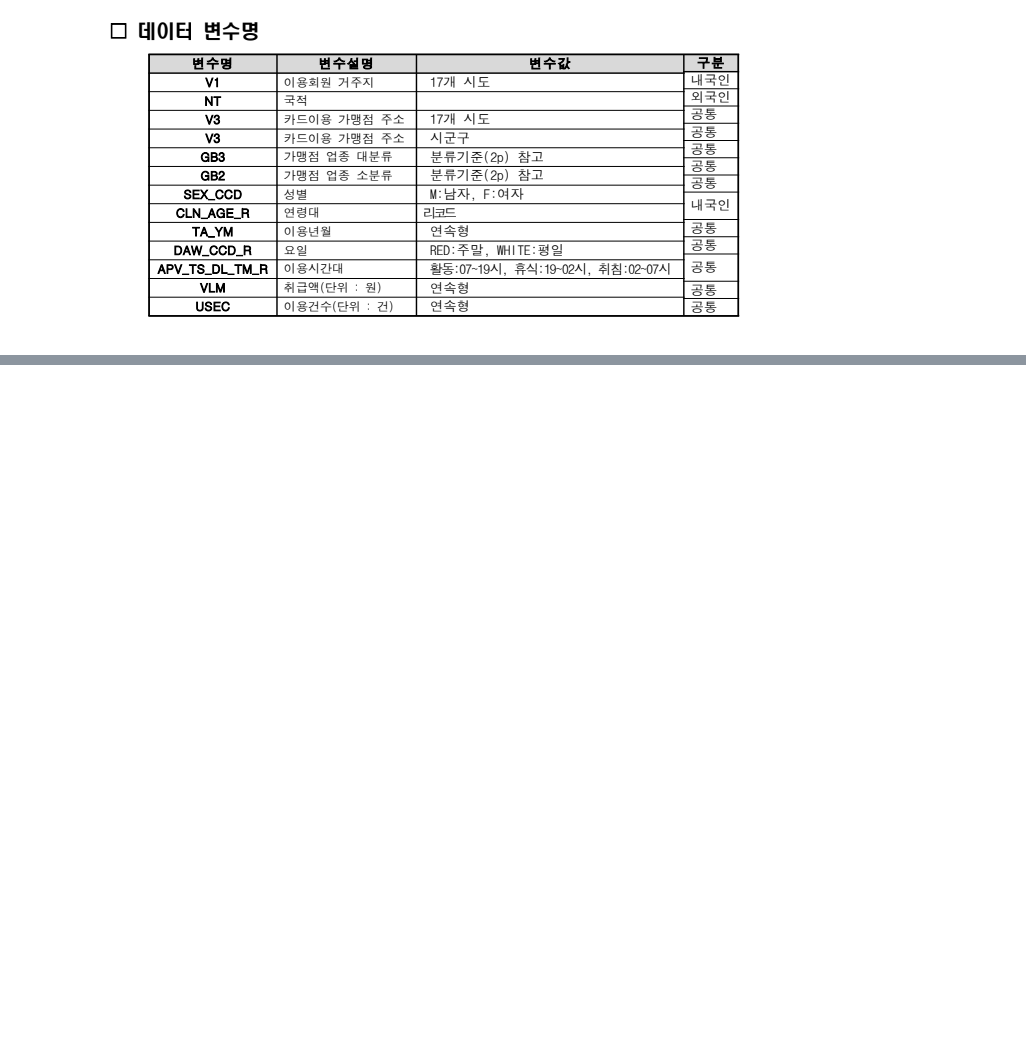
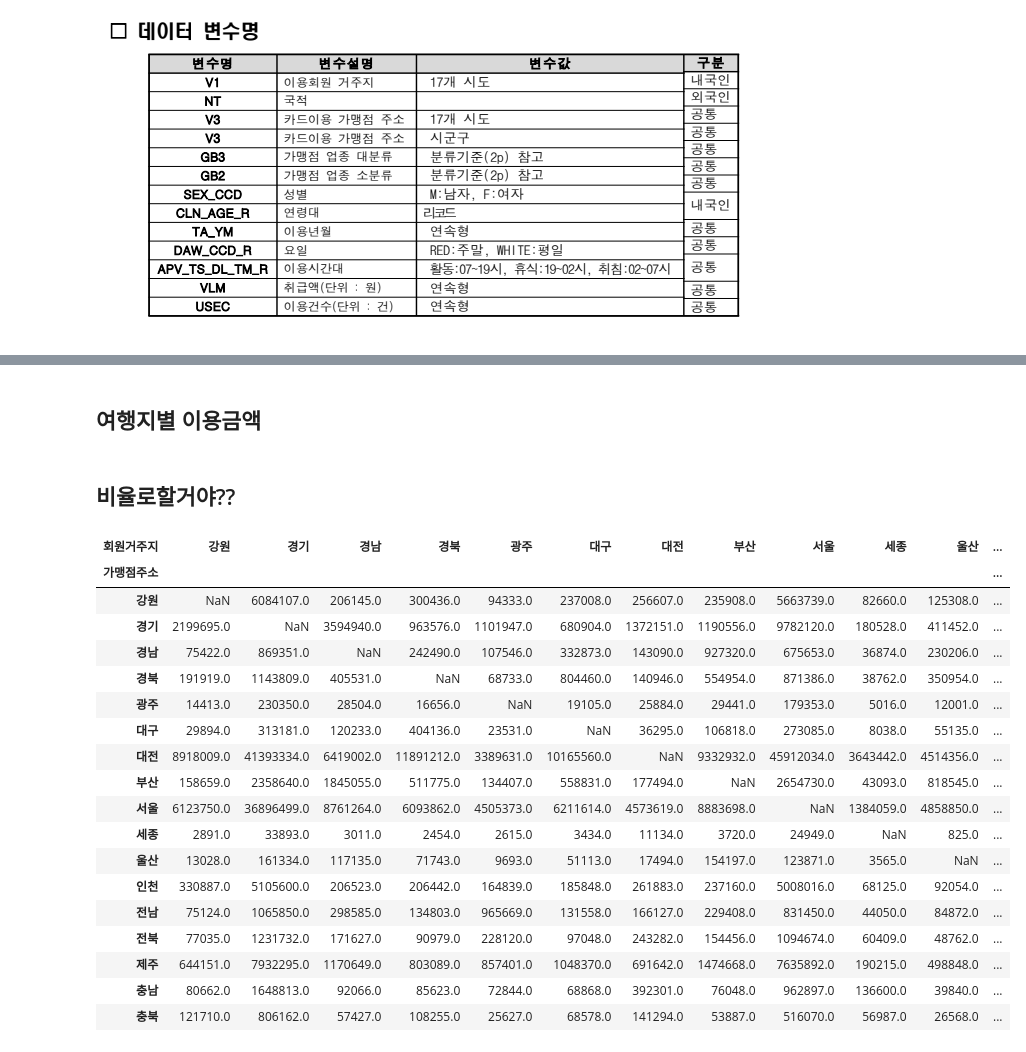
Before and after one commit to seonwoojh/2021_TOUR_BIGDATA, a Jupyter notebook: 2021_문화관광_신한카드_데이터.ipynb, the cells around one changed output, grey strips where cells are left out. Saved outputs shown, nothing was run; the diff lists cells and outputs as text; code cells hidden in the pictures; blank space fills up the shorter version.

```diff
--- a/2021_문화관광_신한카드_데이터.ipynb
+++ b/2021_문화관광_신한카드_데이터.ipynb
@@ -38,7 +46,2 @@ fonts-nanum is already the newest version (20170925-1).
-# %%
-pd.set_option('display.float_format', '{:.4f}'.format) # 항상 float 형식으로
-# pd.set_option('display.float_format', '{:.2e}'.format) # 항상 사이언티픽
-# pd.set_option('display.float_format', '${:.2g}'.format)  # 적당히 알아서
-# pd.set_option('display.float_format', None) # 다시 되돌리기
 # %%
-df = pd.read_table('/content/drive/MyDrive/2021 문화관광/DataSet/NATIVE.txt', sep='|')
+df = pd.read_table('/content/drive/MyDrive/2021 문화관광/DataSet/NATIVE_RE.txt', sep='|',error_bad_lines=True,dtype={'cln_age_r':np.str})
@@ -45,5 +57,2 @@ df = pd.read_table('/content/drive/MyDrive/2021 문화관과
 # %%
 df.columns = ['회원거주지', '가맹점주소', '시군구', '업종대분류', '업종소분류', '성별', '연령대', '이용연월','요일', '이용시간대', '취급액', '이용건수']
-# %%
-df = df[df['회원거주지'] != df['가맹점주소']].loc[(df['가맹점주소'] == '서울') | (df['가맹점주소'] == '경기') | (df['가맹점주소'] == '인천')]
-df.head()
@@ -56,0 +65,2 @@ df.head()
+# %%
+df = df.loc[(df['업종대분류'] == '여행') & (df['회원거주지'] != df['가맹점주소'])] # 여행데이터만 추출
@@ -378,0 +137,4 @@ sns.lineplot(data= df, x='이용연월', y='이용건수', hue = '업종대분
+# %% [markdown]
+## 여행지별 이용금액
+# %% [markdown]
+## 비율로할거야??
@@ -378,0 +148,23 @@ sns.lineplot(data= df, x='이용연월', y='이용건수', hue = '업종대분
+# %%
+pivot = pd.pivot_table(data = df, index = '가맹점주소', columns = '회원거주지', values = '이용건수', aggfunc='sum')
+pivot
+# %% [output]
+| 회원거주지 | 강원 | 경기 | 경남 | 경북 | 광주 | 대구 | 대전 | 부산 | 서울 | 세종 | 울산 | ... |
+| 가맹점주소 |  |  |  |  |  |  |  |  |  |  |  | ... |
+| 강원 | NaN | 6084107.0 | 206145.0 | 300436.0 | 94333.0 | 237008.0 | 256607.0 | 235908.0 | 5663739.0 | 82660.0 | 125308.0 | ... |
+| 경기 | 2199695.0 | NaN | 3594940.0 | 963576.0 | 1101947.0 | 680904.0 | 1372151.0 | 1190556.0 | 9782120.0 | 180528.0 | 411452.0 | ... |
+| 경남 | 75422.0 | 869351.0 | NaN | 242490.0 | 107546.0 | 332873.0 | 143090.0 | 927320.0 | 675653.0 | 36874.0 | 230206.0 | ... |
+| 경북 | 191919.0 | 1143809.0 | 405531.0 | NaN | 68733.0 | 804460.0 | 140946.0 | 554954.0 | 871386.0 | 38762.0 | 350954.0 | ... |
+| 광주 | 14413.0 | 230350.0 | 28504.0 | 16656.0 | NaN | 19105.0 | 25884.0 | 29441.0 | 179353.0 | 5016.0 | 12001.0 | ... |
+| 대구 | 29894.0 | 313181.0 | 120233.0 | 404136.0 | 23531.0 | NaN | 36295.0 | 106818.0 | 273085.0 | 8038.0 | 55135.0 | ... |
+| 대전 | 8918009.0 | 41393334.0 | 6419002.0 | 11891212.0 | 3389631.0 | 10165560.0 | NaN | 9332932.0 | 45912034.0 | 3643442.0 | 4514356.0 | ... |
+| 부산 | 158659.0 | 2358640.0 | 1845055.0 | 511775.0 | 134407.0 | 558831.0 | 177494.0 | NaN | 2654730.0 | 43093.0 | 818545.0 | ... |
+| 서울 | 6123750.0 | 36896499.0 | 8761264.0 | 6093862.0 | 4505373.0 | 6211614.0 | 4573619.0 | 8883698.0 | NaN | 1384059.0 | 4858850.0 | ... |
+| 세종 | 2891.0 | 33893.0 | 3011.0 | 2454.0 | 2615.0 | 3434.0 | 11134.0 | 3720.0 | 24949.0 | NaN | 825.0 | ... |
+| 울산 | 13028.0 | 161334.0 | 117135.0 | 71743.0 | 9693.0 | 51113.0 | 17494.0 | 154197.0 | 123871.0 | 3565.0 | NaN | ... |
+| 인천 | 330887.0 | 5105600.0 | 206523.0 | 206442.0 | 164839.0 | 185848.0 | 261883.0 | 237160.0 | 5008016.0 | 68125.0 | 92054.0 | ... |
+| 전남 | 75124.0 | 1065850.0 | 298585.0 | 134803.0 | 965669.0 | 131558.0 | 166127.0 | 229408.0 | 831450.0 | 44050.0 | 84872.0 | ... |
+| 전북 | 77035.0 | 1231732.0 | 171627.0 | 90979.0 | 228120.0 | 97048.0 | 243282.0 | 154456.0 | 1094674.0 | 60409.0 | 48762.0 | ... |
+| 제주 | 644151.0 | 7932295.0 | 1170649.0 | 803089.0 | 857401.0 | 1048370.0 | 691642.0 | 1474668.0 | 7635892.0 | 190215.0 | 498848.0 | ... |
+| 충남 | 80662.0 | 1648813.0 | 92066.0 | 85623.0 | 72844.0 | 68868.0 | 392301.0 | 76048.0 | 962897.0 | 136600.0 | 39840.0 | ... |
+| 충북 | 121710.0 | 806162.0 | 57427.0 | 108255.0 | 25627.0 | 68578.0 | 141294.0 | 53887.0 | 516070.0 | 56987.0 | 26568.0 | ... |
```
Also changed, not shown: parts of 55 cells of this notebook.
